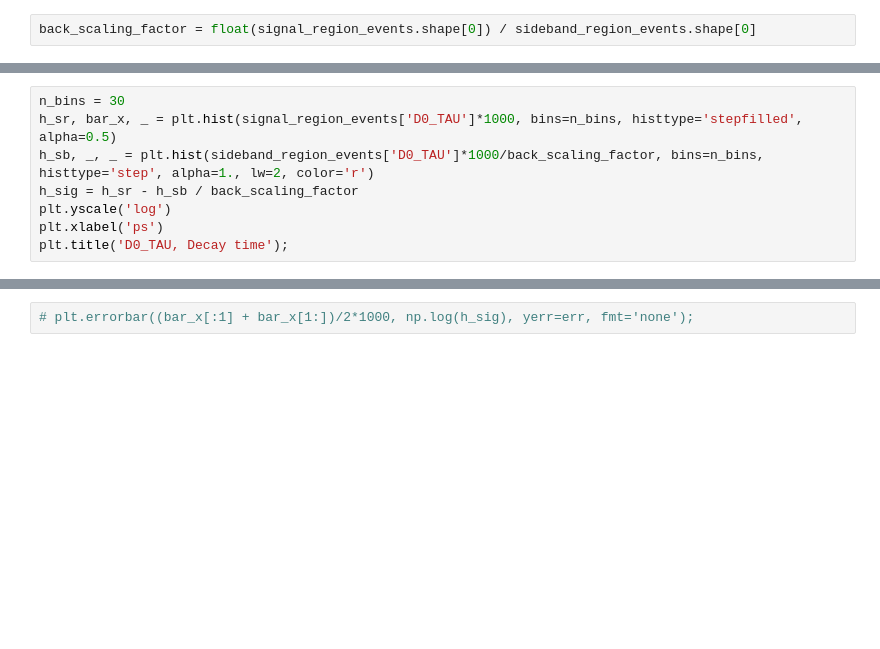
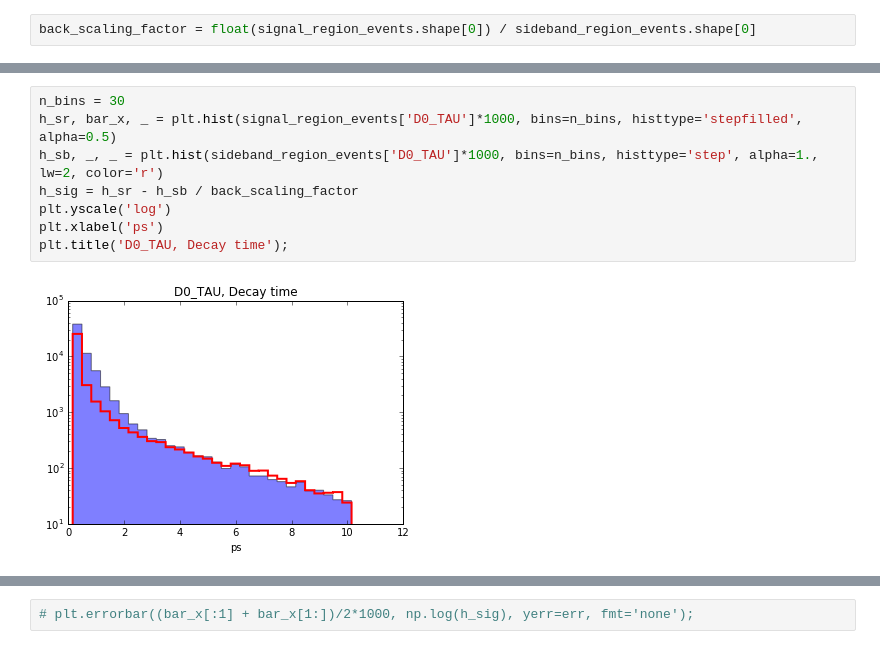
Before and after one commit to yandexdataschool/mlhep-course-2017, a Jupyter notebook: D0/D0_example.ipynb, the cells around one changed output, grey strips where cells are left out. Cells and saved outputs as stored; diff of their text form; blank space fills up the shorter version.

Commit message:
fix scaling

```diff
--- a/D0/D0_example.ipynb
+++ b/D0/D0_example.ipynb
@@ -200,11 +283,13 @@ seaborn.jointplot(sideband_region_events['D0_MM'],sideband_region_events['D0_TAU
 # %%
 n_bins = 30
 h_sr, bar_x, _ = plt.hist(signal_region_events['D0_TAU']*1000, bins=n_bins, histtype='stepfilled', alpha=0.5)
-h_sb, _, _ = plt.hist(sideband_region_events['D0_TAU']*1000/back_scaling_factor, bins=n_bins, histtype='step', alpha=1., lw=2, color='r')
+h_sb, _, _ = plt.hist(sideband_region_events['D0_TAU']*1000, bins=n_bins, histtype='step', alpha=1., lw=2, color='r')
 h_sig = h_sr - h_sb / back_scaling_factor
 plt.yscale('log')
 plt.xlabel('ps')
 plt.title('D0_TAU, Decay time');
+# %% [output]
+[figure, added]
 # %%
 plt.bar(bar_x[:-1], h_sig, width=bar_x[1] - bar_x[0])
 plt.yscale('log')
```
Also changed, not shown: parts of 23 cells of this notebook.
